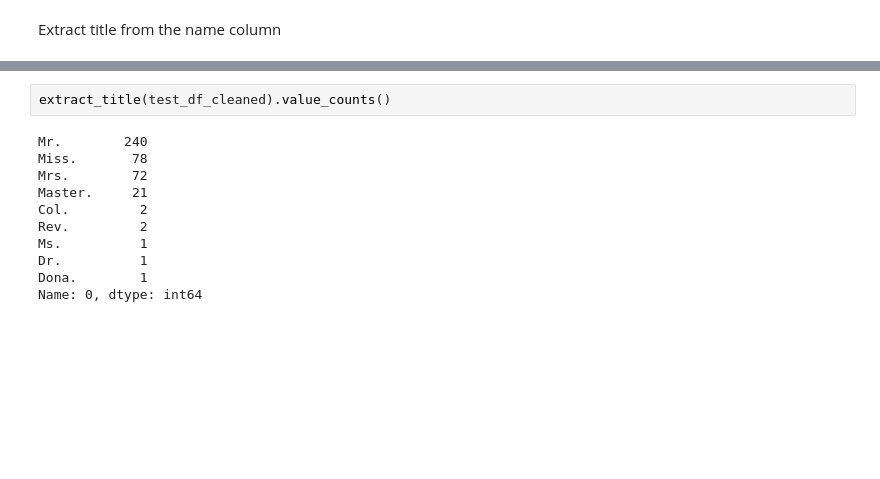
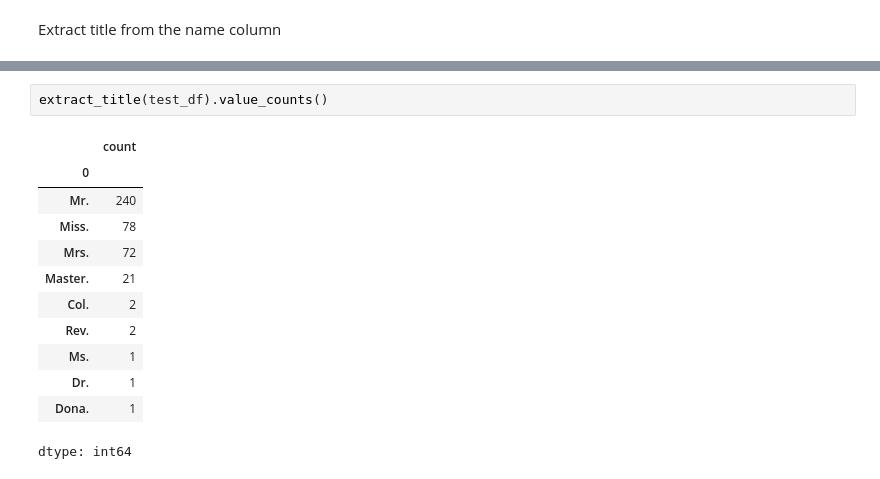
Before and after one commit to denis-spe/Titanic, a Jupyter notebook: Py/py_v1.ipynb, the cells around one changed output, grey strips where cells are left out. Saved outputs shown, nothing was run; the diff lists cells and outputs as text; blank space fills up the shorter version.

```diff
--- a/Py/py_v1.ipynb
+++ b/Py/py_v1.ipynb
@@ -918,16 +948,18 @@ Name: 0, dtype: int64
 # %%
-extract_title(test_df_cleaned).value_counts()
+extract_title(test_df).value_counts()
 # %% [output]
+|  | count |
+| 0 |  |
+| Mr. | 240 |
+| Miss. | 78 |
+| Mrs. | 72 |
+| Master. | 21 |
+| Col. | 2 |
+| Rev. | 2 |
+| Ms. | 1 |
+| Dr. | 1 |
+| Dona. | 1 |
-Mr.        240
-Miss.       78
-Mrs.        72
-Master.     21
-Col.         2
-Rev.         2
-Ms.          1
-Dr.          1
-Dona.        1
-Name: 0, dtype: int64
+dtype: int64
 # %%
 def combine_title(data: pd.DataFrame) -> pd.Series:
 
```
Also changed, not shown: parts of 15 cells of this notebook.
